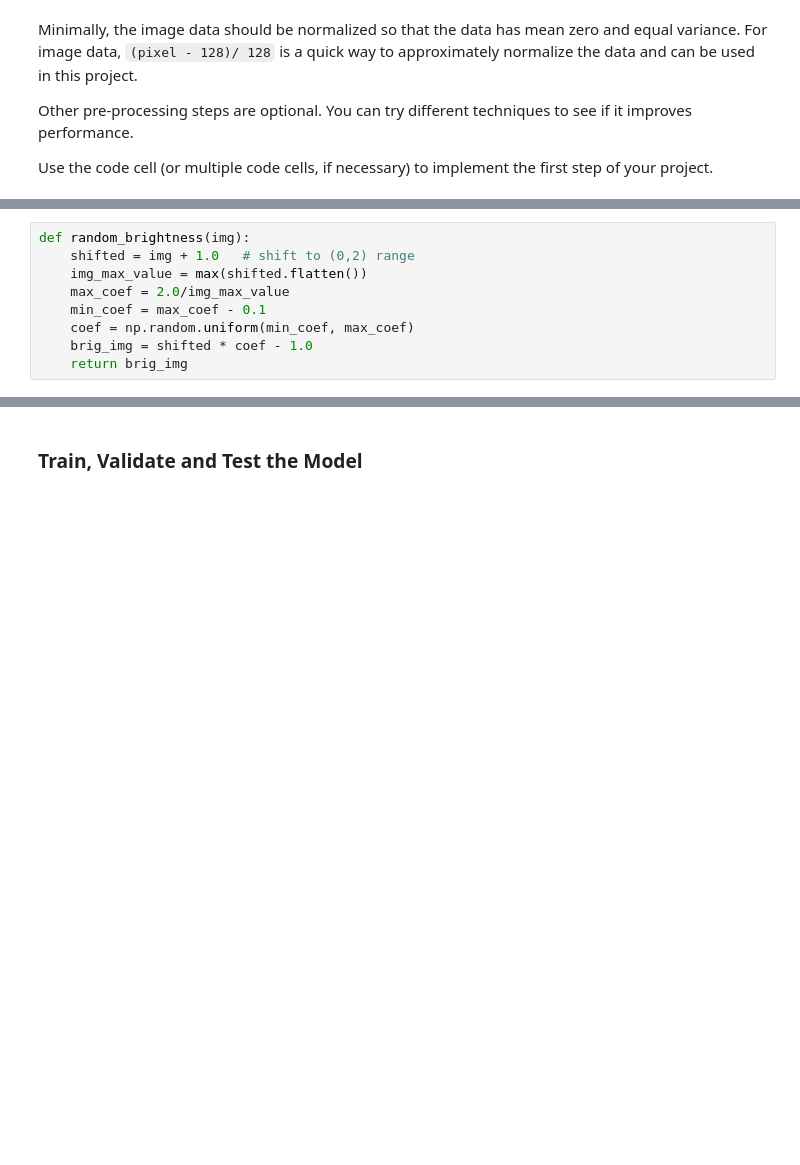
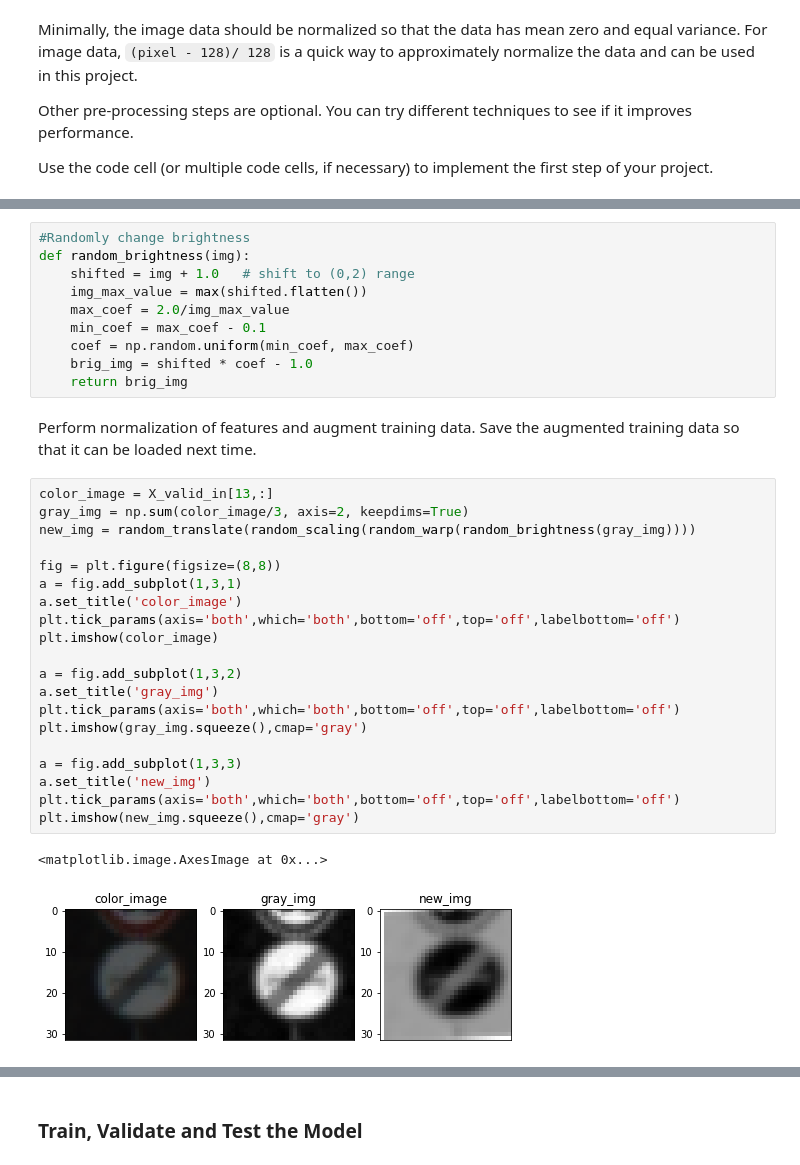
Before and after one commit to sankalpdayal/carnd_term1_p2, a Jupyter notebook: Traffic_Sign_Classifier.ipynb, the cells around one changed output, grey strips where cells are left out. Cells and saved outputs as stored; diff of their text form; blank space fills up the shorter version.

```diff
--- a/Traffic_Sign_Classifier.ipynb
+++ b/Traffic_Sign_Classifier.ipynb
@@ -194,6 +217,7 @@ def random_warp(img):
     warm_img = warm_img[:,:,np.newaxis]
     return warm_img
 # %%
+#Randomly change brightness
 def random_brightness(img):
     shifted = img + 1.0   # shift to (0,2) range
     img_max_value = max(shifted.flatten())
@@ -202,6 +226,31 @@ def random_brightness(img):
     coef = np.random.uniform(min_coef, max_coef)
     brig_img = shifted * coef - 1.0
     return brig_img
+# %% [markdown]
+Perform normalization of features and augment training data. Save the augmented training data so that it can be loaded next time.
+# %%
+color_image = X_valid_in[13,:]
+gray_img = np.sum(color_image/3, axis=2, keepdims=True)
+new_img = random_translate(random_scaling(random_warp(random_brightness(gray_img))))
+
+fig = plt.figure(figsize=(8,8))
+a = fig.add_subplot(1,3,1)
+a.set_title('color_image')
+plt.tick_params(axis='both',which='both',bottom='off',top='off',labelbottom='off')
+plt.imshow(color_image)
+
+a = fig.add_subplot(1,3,2)
+a.set_title('gray_img')
+plt.tick_params(axis='both',which='both',bottom='off',top='off',labelbottom='off')
+plt.imshow(gray_img.squeeze(),cmap='gray')
+
+a = fig.add_subplot(1,3,3)
+a.set_title('new_img')
+plt.tick_params(axis='both',which='both',bottom='off',top='off',labelbottom='off')
+plt.imshow(new_img.squeeze(),cmap='gray')
+# %% [output]
+<matplotlib.image.AxesImage at 0x...>
+[figure, added]
 # %%
 ### Preprocess the data here. It is required to normalize the data. Other preprocessing steps could include
 ### converting to grayscale, etc.
```
Also changed, not shown: parts of 24 cells of this notebook, 7 other files.
